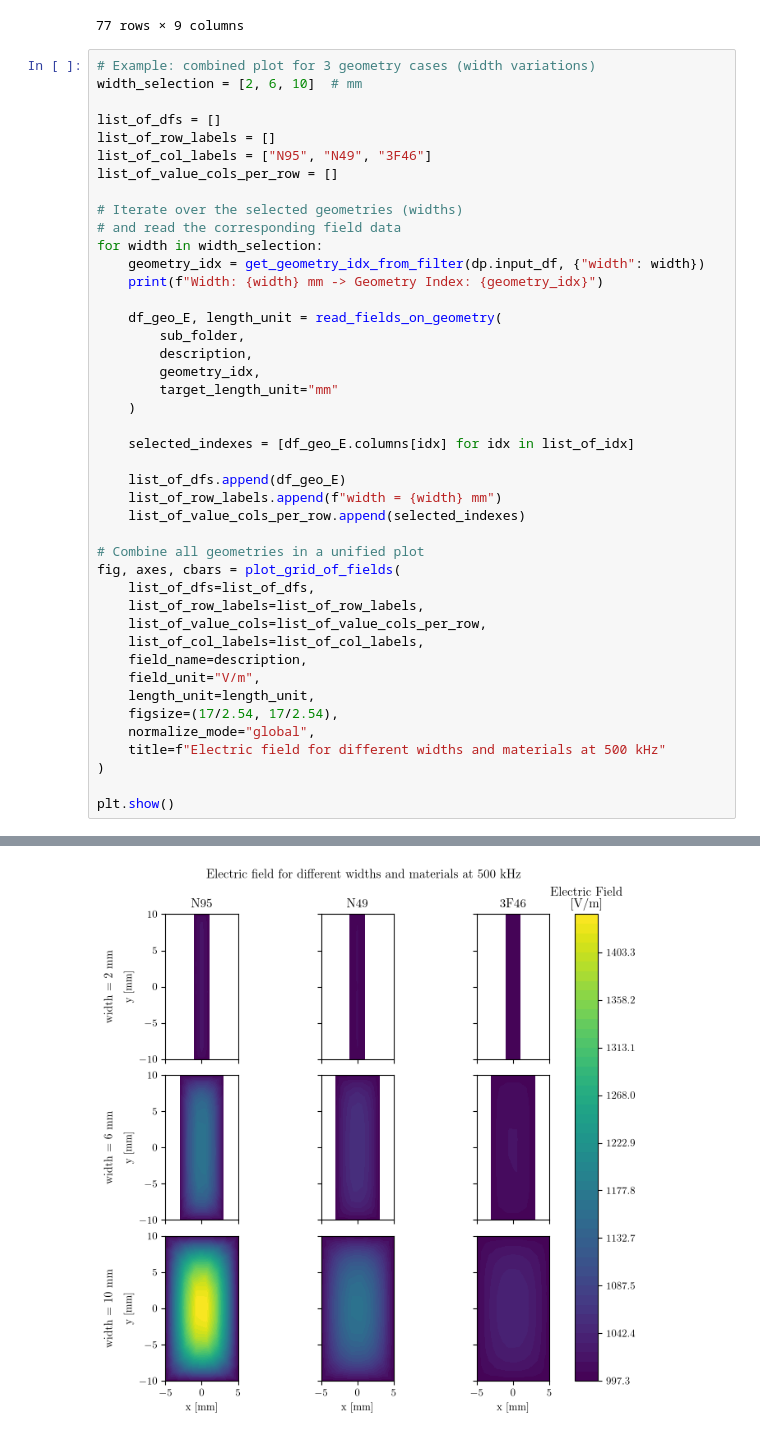
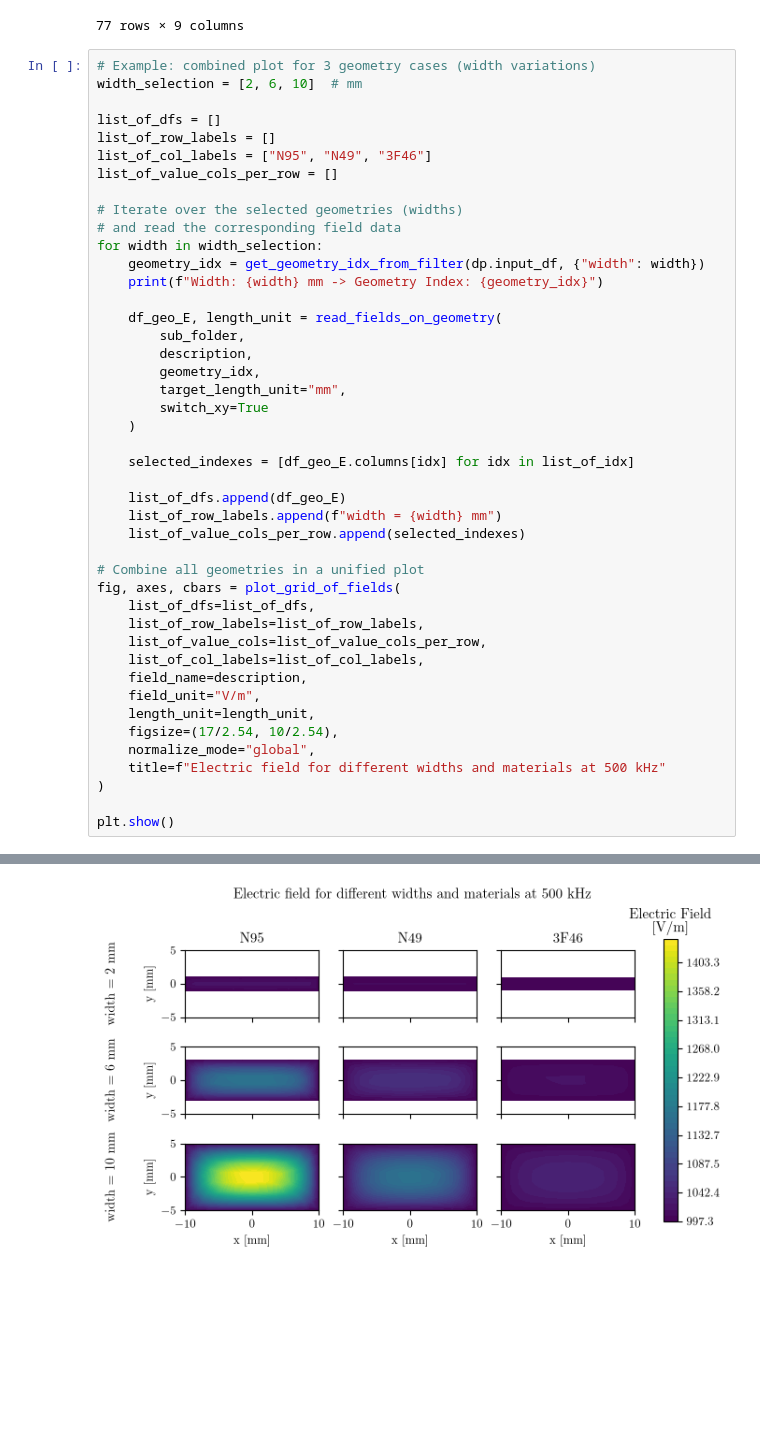
Before and after one commit to upb-lea/MPhSweepKit, a Jupyter notebook: examples/studies/ferrite_plate_capacitor/3_plots.ipynb, the cells around one changed output, grey strips where cells are left out. Drawn from its saved outputs; the diff is of its cells as text; blank space fills up the shorter version.

Commit message:
add possibility to switch x and y coordinates when reading field data from COMSOL

```diff
--- a/examples/studies/ferrite_plate_capacitor/3_plots.ipynb
+++ b/examples/studies/ferrite_plate_capacitor/3_plots.ipynb
@@ -206,33 +206,34 @@ for width in width_selection:
     df_geo_E, length_unit = read_fields_on_geometry(
         sub_folder,
         description,
         geometry_idx,
-        target_length_unit="mm"
+        target_length_unit="mm",
+        switch_xy=True
     )
 
     selected_indexes = [df_geo_E.columns[idx] for idx in list_of_idx]
 
     list_of_dfs.append(df_geo_E)
     list_of_row_labels.append(f"width = {width} mm")
     list_of_value_cols_per_row.append(selected_indexes)
 
 # Combine all geometries in a unified plot
 fig, axes, cbars = plot_grid_of_fields(
     list_of_dfs=list_of_dfs,
     list_of_row_labels=list_of_row_labels,
     list_of_value_cols=list_of_value_cols_per_row,
     list_of_col_labels=list_of_col_labels,
     field_name=description,
     field_unit="V/m",
     length_unit=length_unit,
-    figsize=(17/2.54, 17/2.54),
+    figsize=(17/2.54, 10/2.54),
     normalize_mode="global",
     title=f"Electric field for different widths and materials at 500 kHz"
 )
 
 plt.show()
 # %% [output]
 Width: 2 mm -> Geometry Index: 0
 Width: 6 mm -> Geometry Index: 2
 Width: 10 mm -> Geometry Index: 4
-[figure, old version]
+[figure, new version]
```
Also changed, not shown: 1 other file.
